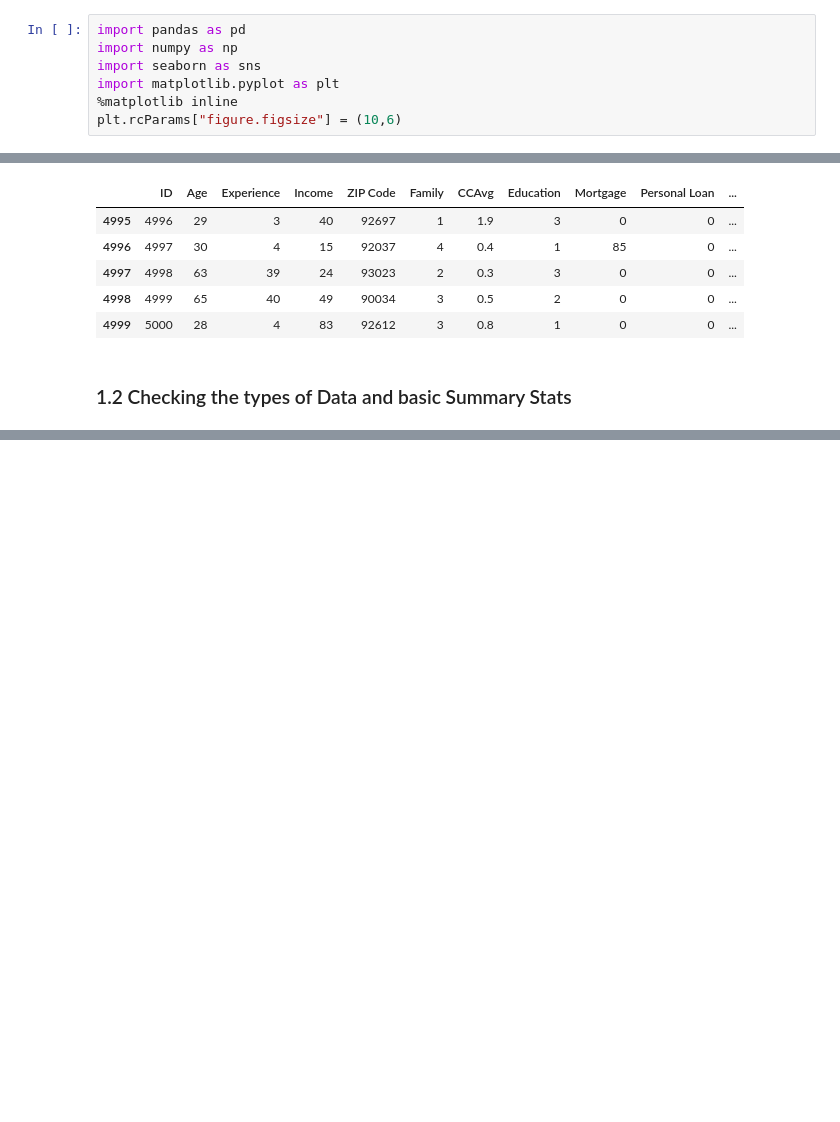
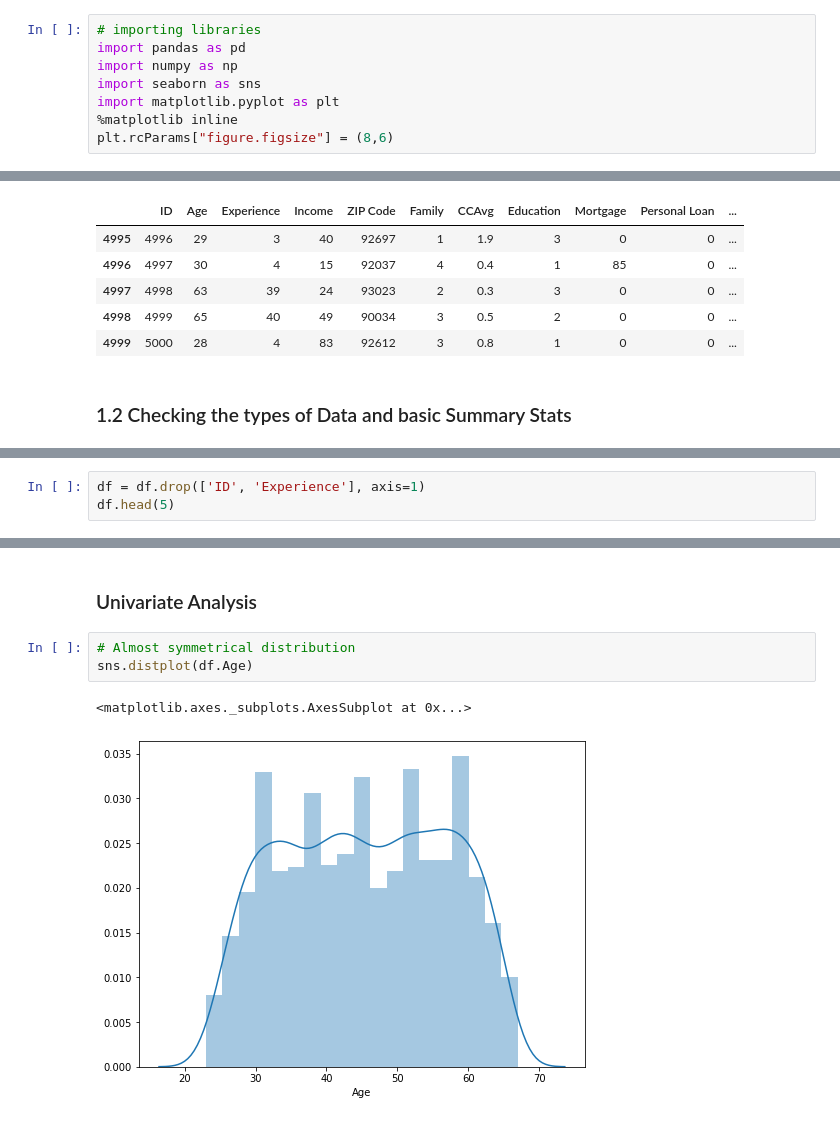
Before and after one commit to Vanshika-30/ML-Project, a Jupyter notebook: Bank_Personal_Loan_Modelling.ipynb, the cells around one changed output, grey strips where cells are left out. Saved outputs shown, nothing was run; the diff lists cells and outputs as text; blank space fills up the shorter version.

```diff
--- a/Bank_Personal_Loan_Modelling.ipynb
+++ b/Bank_Personal_Loan_Modelling.ipynb
@@ -3,10 +18,11 @@
 # %%
+# importing libraries
 import pandas as pd
 import numpy as np
 import seaborn as sns
 import matplotlib.pyplot as plt
 %matplotlib inline
-plt.rcParams["figure.figsize"] = (10,6)
+plt.rcParams["figure.figsize"] = (8,6)
 # %%
 from google.colab import files
 uploaded = files.upload()
@@ -71,0 +154,3 @@ df.describe()
+# %%
+df = df.drop(['ID', 'Experience'], axis=1)
+df.head(5)
@@ -71,0 +268,8 @@ df.describe()
+# %% [markdown]
+### Univariate Analysis
+# %%
+# Almost symmetrical distribution
+sns.distplot(df.Age)
+# %% [output]
+<matplotlib.axes._subplots.AxesSubplot at 0x...>
+[figure, added]
```
Also changed, not shown: parts of 89 cells of this notebook.
